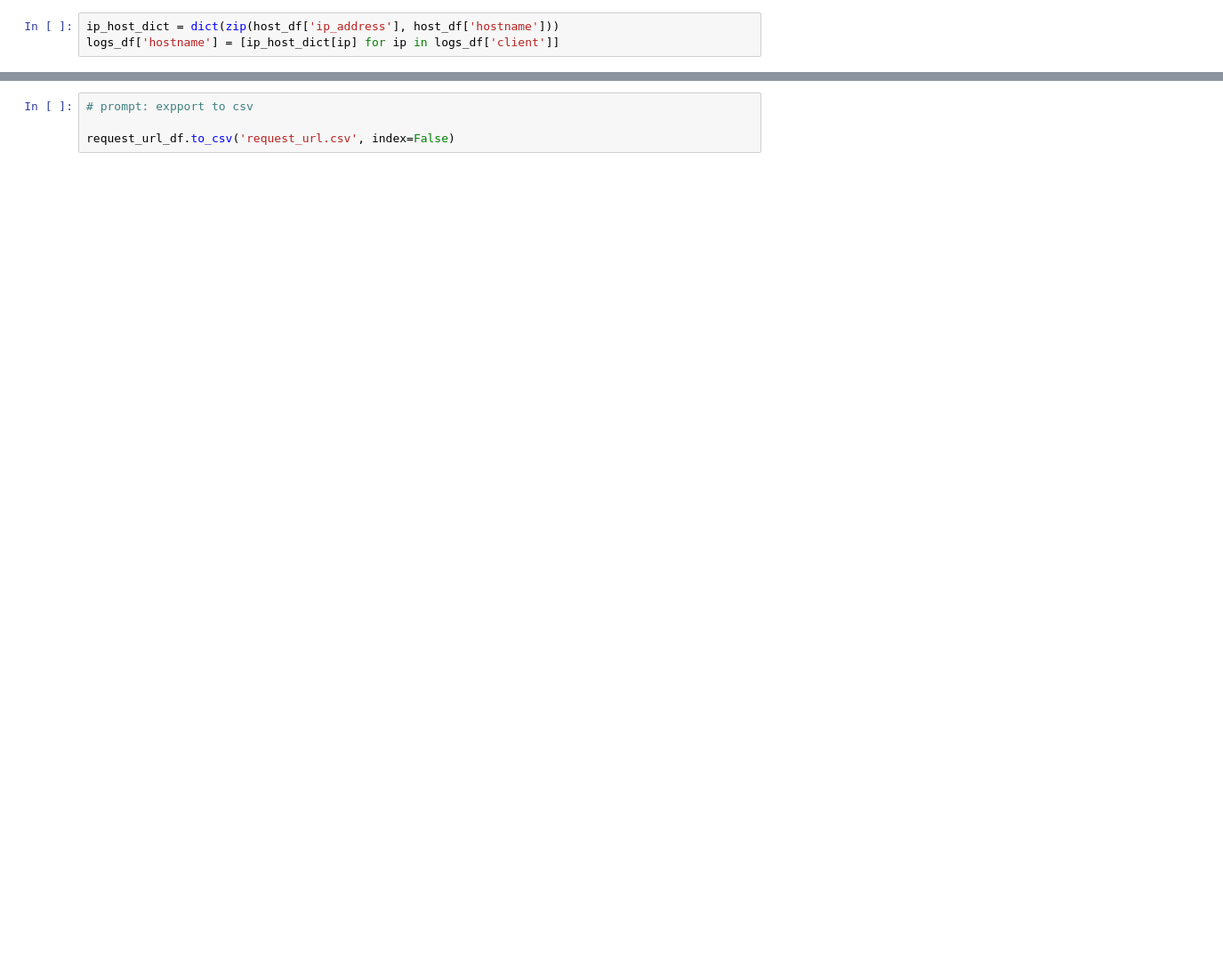
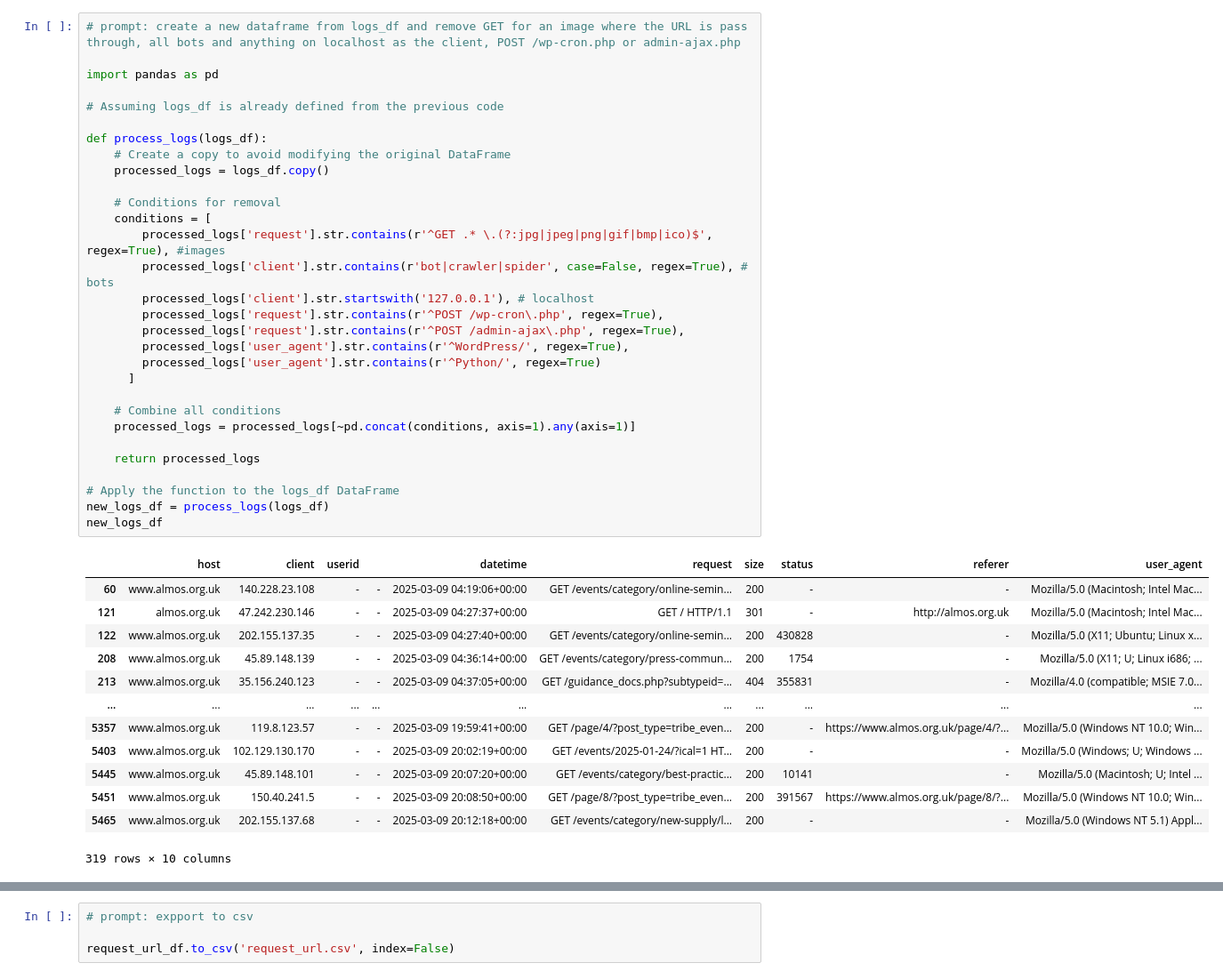
Before and after one commit to p-tech/BDAI-Files, a Jupyter notebook: log_file_analysis.ipynb, the cells around one changed output, grey strips where cells are left out. Shown: that part at 89% size. Saved outputs shown, nothing was run; the diff lists cells and outputs as text; blank space fills up the shorter version.

```diff
--- a/log_file_analysis.ipynb
+++ b/log_file_analysis.ipynb
@@ -91,3 +63,44 @@ Wall time: 5.91 s
-# %%
-ip_host_dict = dict(zip(host_df['ip_address'], host_df['hostname']))
-logs_df['hostname'] = [ip_host_dict[ip] for ip in logs_df['client']]
+# %%
+# prompt: create a new dataframe from logs_df and remove GET for an image where the URL is pass through, all bots and anything on localhost as the client, POST /wp-cron.php or admin-ajax.php
+
+import pandas as pd
+
+# Assuming logs_df is already defined from the previous code
+
+def process_logs(logs_df):
+    # Create a copy to avoid modifying the original DataFrame
+    processed_logs = logs_df.copy()
+
+    # Conditions for removal
+    conditions = [
+        processed_logs['request'].str.contains(r'^GET .* \.(?:jpg|jpeg|png|gif|bmp|ico)$', regex=True), #images
+        processed_logs['client'].str.contains(r'bot|crawler|spider', case=False, regex=True), # bots
+        processed_logs['client'].str.startswith('127.0.0.1'), # localhost
+        processed_logs['request'].str.contains(r'^POST /wp-cron\.php', regex=True),
+        processed_logs['request'].str.contains(r'^POST /admin-ajax\.php', regex=True),
+        processed_logs['user_agent'].str.contains(r'^WordPress/', regex=True),
+        processed_logs['user_agent'].str.contains(r'^Python/', regex=True)
+      ]
+
+    # Combine all conditions
+    processed_logs = processed_logs[~pd.concat(conditions, axis=1).any(axis=1)]
+
+    return processed_logs
+
+# Apply the function to the logs_df DataFrame
+new_logs_df = process_logs(logs_df)
+new_logs_df
+# %% [output]
+|  | host | client | userid |  | datetime | request | size | status | referer | user_agent |
+| 60 | www.almos.org.uk | 140.228.23.108 | - | - | 2025-03-09 04:19:06+00:00 | GET /events/category/online-semin... | 200 | - | - | Mozilla/5.0 (Macintosh; Intel Mac... |
+| 121 | almos.org.uk | 47.242.230.146 | - | - | 2025-03-09 04:27:37+00:00 | GET / HTTP/1.1 | 301 | - | http://almos.org.uk | Mozilla/5.0 (Macintosh; Intel Mac... |
+| 122 | www.almos.org.uk | 202.155.137.35 | - | - | 2025-03-09 04:27:40+00:00 | GET /events/category/online-semin... | 200 | 430828 | - | Mozilla/5.0 (X11; Ubuntu; Linux x... |
+| 208 | www.almos.org.uk | 45.89.148.139 | - | - | 2025-03-09 04:36:14+00:00 | GET /events/category/press-commun... | 200 | 1754 | - | Mozilla/5.0 (X11; U; Linux i686; ... |
+| 213 | www.almos.org.uk | 35.156.240.123 | - | - | 2025-03-09 04:37:05+00:00 | GET /guidance_docs.php?subtypeid=... | 404 | 355831 | - | Mozilla/4.0 (compatible; MSIE 7.0... |
+| ... | ... | ... | ... | ... | ... | ... | ... | ... | ... | ... |
+| 5357 | www.almos.org.uk | 119.8.123.57 | - | - | 2025-03-09 19:59:41+00:00 | GET /page/4/?post_type=tribe_even... | 200 | - | https://www.almos.org.uk/page/4/?... | Mozilla/5.0 (Windows NT 10.0; Win... |
+| 5403 | www.almos.org.uk | 102.129.130.170 | - | - | 2025-03-09 20:02:19+00:00 | GET /events/2025-01-24/?ical=1 HT... | 200 | - | - | Mozilla/5.0 (Windows; U; Windows ... |
+| 5445 | www.almos.org.uk | 45.89.148.101 | - | - | 2025-03-09 20:07:20+00:00 | GET /events/category/best-practic... | 200 | 10141 | - | Mozilla/5.0 (Macintosh; U; Intel ... |
+| 5451 | www.almos.org.uk | 150.40.241.5 | - | - | 2025-03-09 20:08:50+00:00 | GET /page/8/?post_type=tribe_even... | 200 | 391567 | https://www.almos.org.uk/page/8/?... | Mozilla/5.0 (Windows NT 10.0; Win... |
+| 5465 | www.almos.org.uk | 202.155.137.68 | - | - | 2025-03-09 20:12:18+00:00 | GET /events/category/new-supply/l... | 200 | - | - | Mozilla/5.0 (Windows NT 5.1) Appl... |
+319 rows × 10 columns
```
Also changed, not shown: parts of 11 cells of this notebook.
